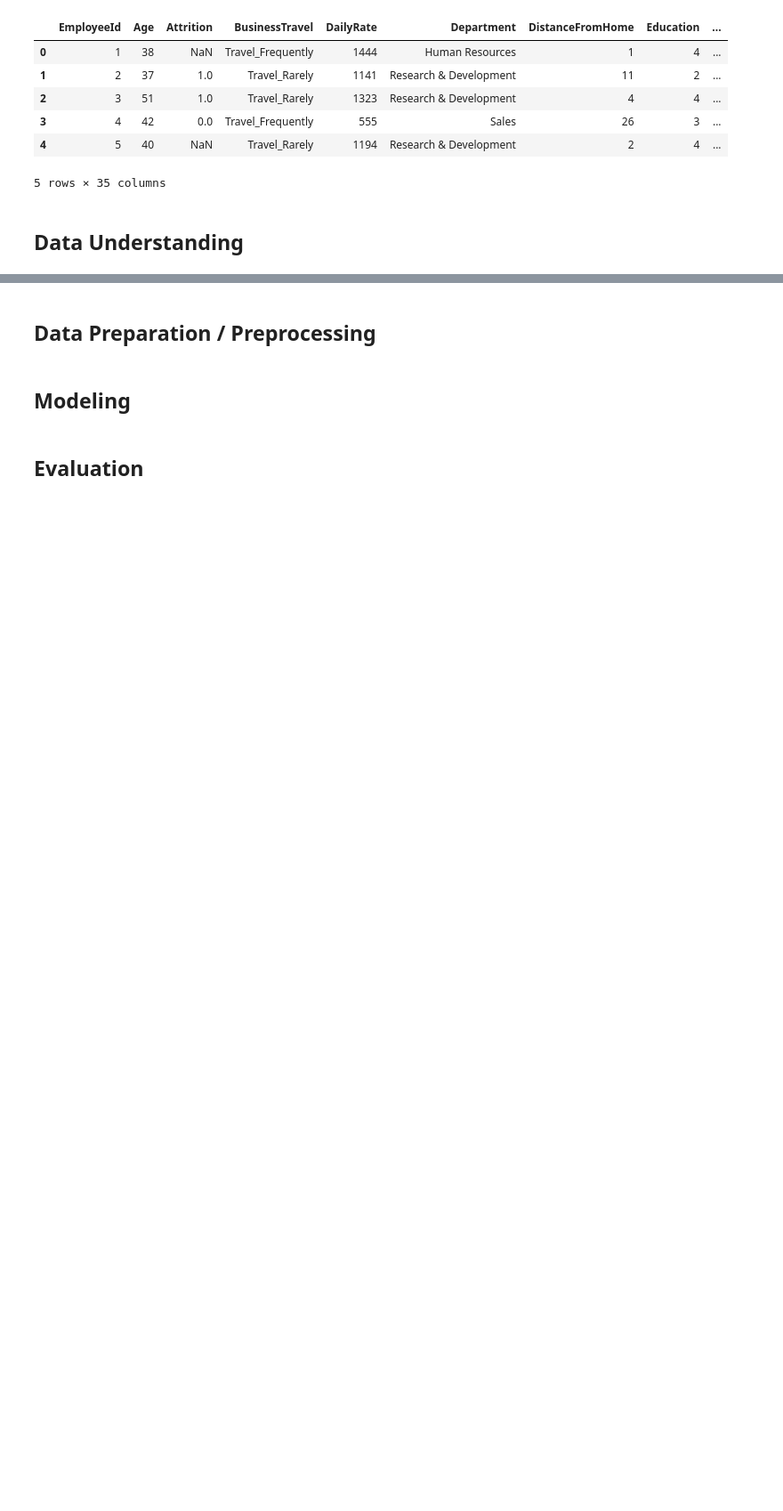
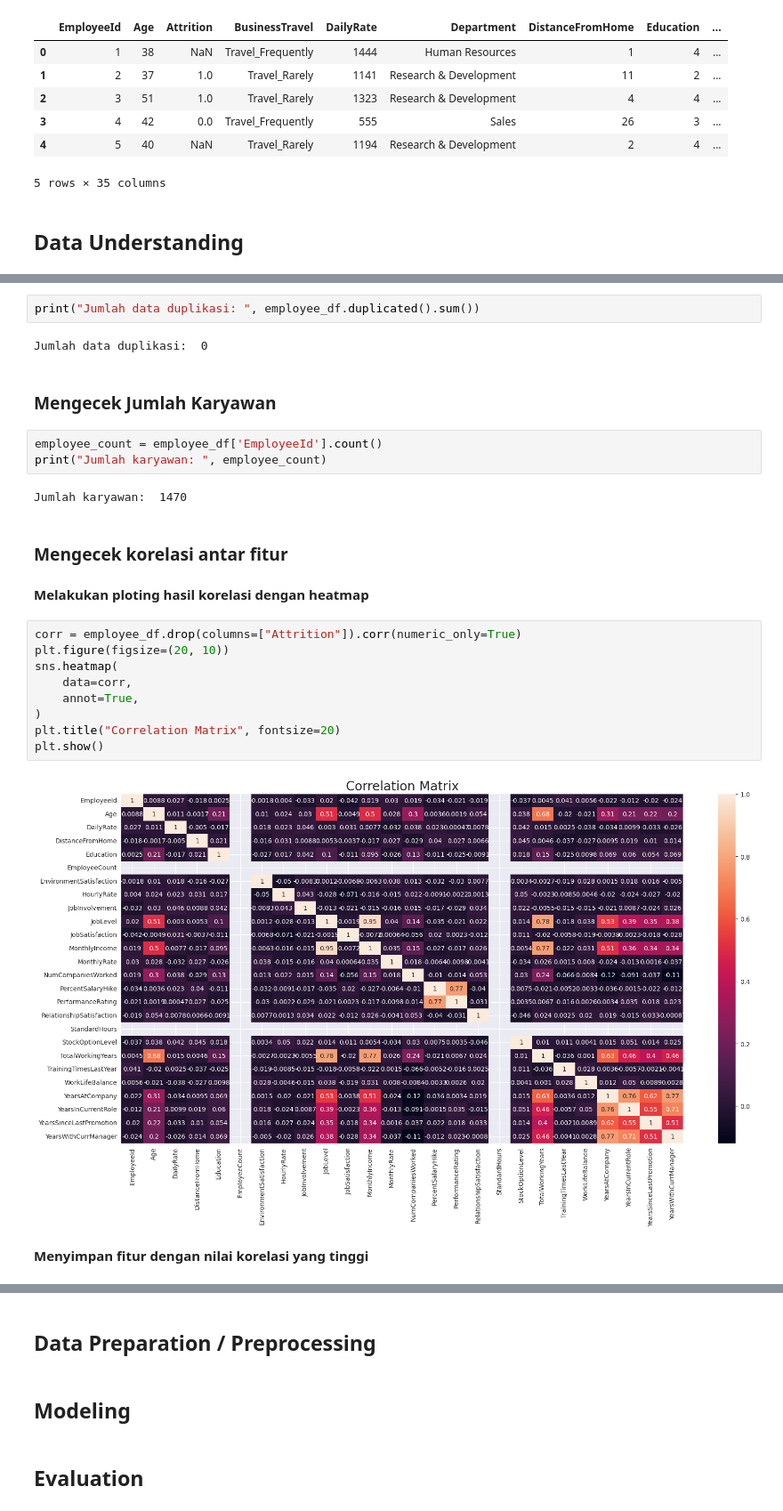
Before and after one commit to Refanz/human-resource-data-science, a Jupyter notebook: notebook.ipynb, the cells around one changed output, grey strips where cells are left out. Shown at 89% size. Saved outputs shown, nothing was run; the diff lists cells and outputs as text; blank space fills up the shorter version.

```diff
--- a/notebook.ipynb
+++ b/notebook.ipynb
@@ -33,0 +103,28 @@ employee_df.head(5)
+# %%
+print("Jumlah data duplikasi: ", employee_df.duplicated().sum())
+# %% [output]
+Jumlah data duplikasi:  0
+# %% [markdown]
+### Mengecek Jumlah Karyawan
+# %%
+employee_count = employee_df['EmployeeId'].count()
+print("Jumlah karyawan: ", employee_count)
+# %% [output]
+Jumlah karyawan:  1470
+# %% [markdown]
+### Mengecek korelasi antar fitur
+# %% [markdown]
+**Melakukan ploting hasil korelasi dengan heatmap**
+# %%
+corr = employee_df.drop(columns=["Attrition"]).corr(numeric_only=True)
+plt.figure(figsize=(20, 10))
+sns.heatmap(
+    data=corr,
+    annot=True,
+)
+plt.title("Correlation Matrix", fontsize=20)
+plt.show()
+# %% [output]
+[figure, added]
+# %% [markdown]
+**Menyimpan fitur dengan nilai korelasi yang tinggi**
```
Also changed, not shown: parts of 36 cells of this notebook, 2 other files.
